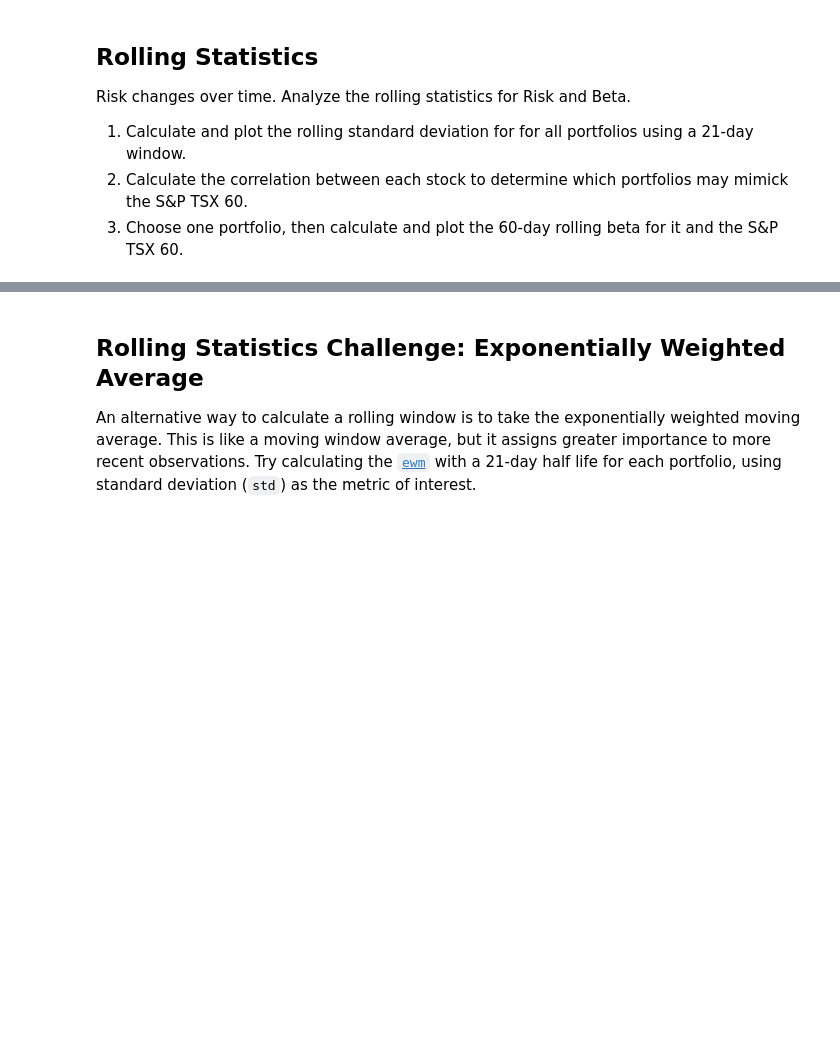
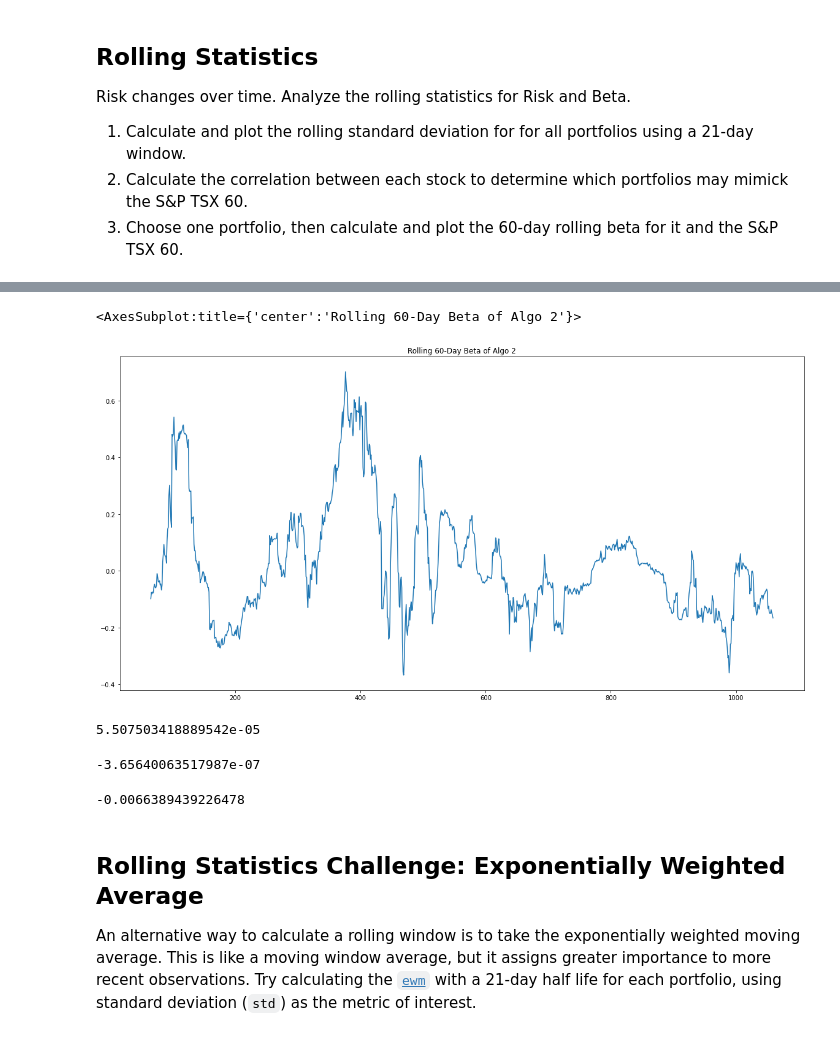
Before and after one commit to ObyNtech/module_4_challenge, a Jupyter notebook: whale_analysis.ipynb, the cells around one changed output, grey strips where cells are left out. Saved outputs shown, nothing was run; the diff lists cells and outputs as text; code cells hidden in the pictures; blank space fills up the shorter version.

```diff
--- a/whale_analysis.ipynb
+++ b/whale_analysis.ipynb
@@ -184,0 +369,4 @@ Risk changes over time. Analyze the rolling statistics for Risk and Beta.
+# %%
+# Calculate 60-day rolling covariance of Algo 2 vs. S&P TSX 60
+rolling_covariance_algo2_data = combined_data_df['Algo 2'].rolling(window=60).cov(combined_data_df['Daily Returns'])
+rolling_covariance_algo2_data
@@ -184,0 +386,4 @@ Risk changes over time. Analyze the rolling statistics for Risk and Beta.
+# %%
+# Calculate 60-day rolling variance of S&P TSX 60
+rolling_variance_sptsx_data = combined_data_df['Daily Returns'].rolling(window=60).var()
+rolling_variance_sptsx_data
@@ -185,11 +403,28 @@ Risk changes over time. Analyze the rolling statistics for Risk and Beta.
+# %%
+# Calculate 60-day rolling beta of Algo 2 and plot the data
+rolling_beta_algo2_data = rolling_covariance_algo2_data / rolling_variance_sptsx_data
+rolling_beta_algo2_data.plot(figsize=(20, 10), title='Rolling 60-Day Beta of Algo 2')
+# %% [output]
+<AxesSubplot:title={'center':'Rolling 60-Day Beta of Algo 2'}>
+[figure, added]
 # %%
-# Calculate covariance of a single portfolio
-
 # Calculate variance of S&P TSX
-
-# Computing beta
-
-# Plot beta trend
+variance_sp_tsx_data = combined_data_df['Daily Returns'].var()
+variance_sp_tsx_data
+# %% [output]
+5.507503418889542e-05
+# %%
+# Calculate covariance of a single portfolio
+covariance_algo2_data = combined_data_df['Algo 2'].cov(combined_data_df['Daily Returns'])
+covariance_algo2_data
+# %% [output]
+-3.65640063517987e-07
+# %%
+# Computing beta
+beta_algo2_data = covariance_algo2_data/variance_sp_tsx_data
+beta_algo2_data
+# %% [output]
+-0.0066389439226478
 # %% [markdown]
 ## Rolling Statistics Challenge: Exponentially Weighted Average
 
```
Also changed, not shown: parts of 21 cells of this notebook.
